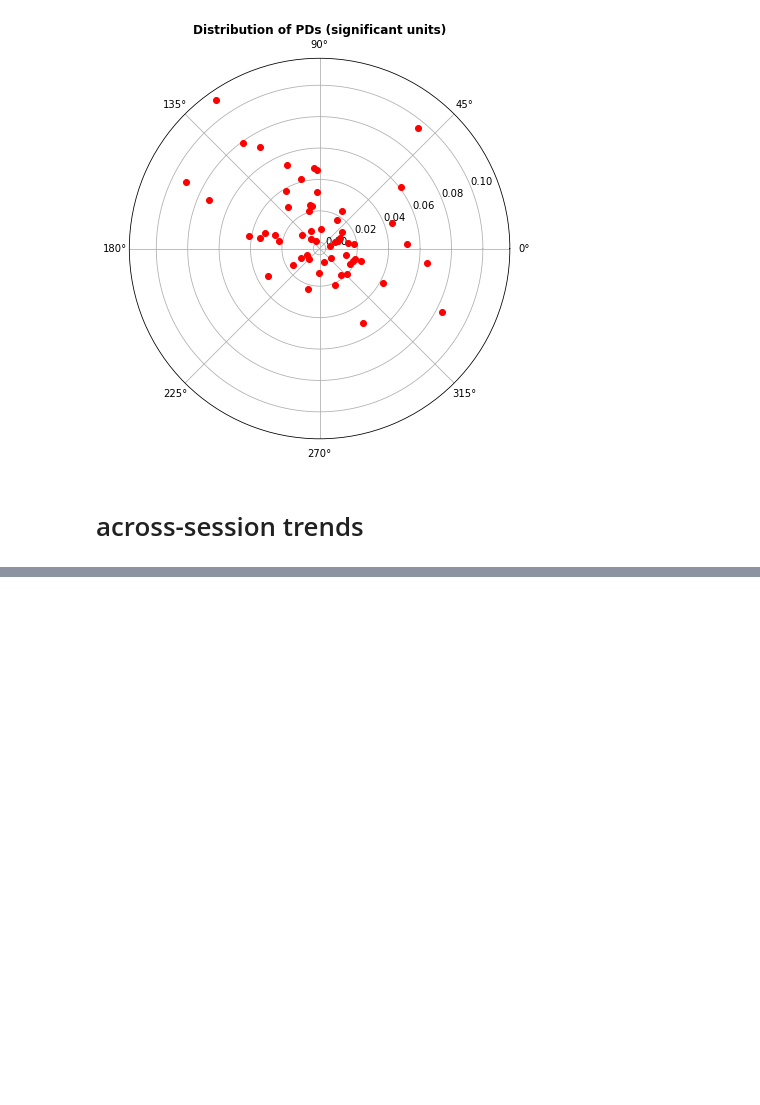
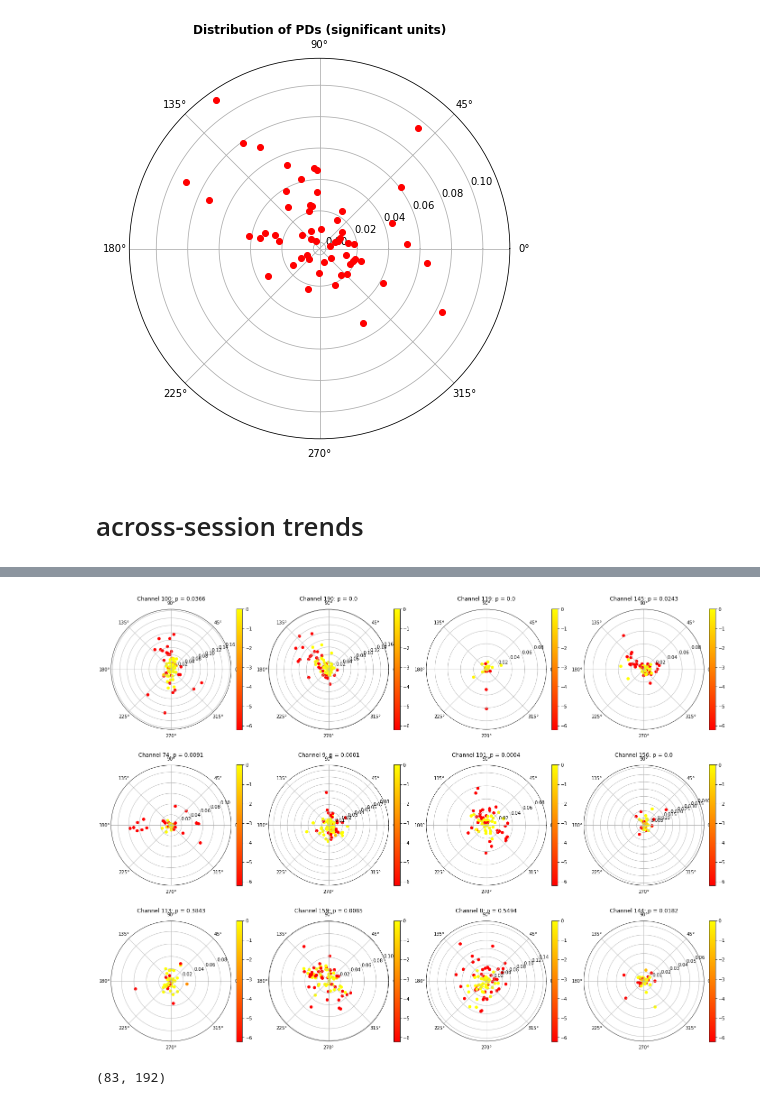
Before and after one commit to guyhwilson/nonstationarities, a Jupyter notebook: code/PDs_AcrossSession.ipynb, the cells around one changed output, grey strips where cells are left out. Drawn from its saved outputs; the diff is of its cells as text; code cells hidden in the pictures; blank space fills up the shorter version.

```diff
--- a/code/PDs_AcrossSession.ipynb
+++ b/code/PDs_AcrossSession.ipynb
@@ -168,0 +212,34 @@ Number of channels with significant non-uniformity (uncorrected):  146
+# %%
+cmap = cm.autumn
+
+figSize(18, 24)
+
+np.random.seed(5)
+
+circ_pvalue = np.zeros((n_chans,))
+channels    = np.random.randint(0, n_chans, 13)
+
+
+for ch in range(n_chans):
+    theta = np.mean(PDs[:, ch, :].squeeze(), axis = 1)
+    r     = np.linalg.norm(np.mean(coefs[:, ch, :, :], axis = 1)[:, 1:], axis = 1)
+    circ_pvalue[ch] = rayleightest(theta)
+
+
+for i, ch in zip(range(1, 13), channels):
+    theta      = np.mean(PDs[:, ch, :].squeeze(), axis = 1)
+    r          = np.linalg.norm(np.mean(coefs[:, ch, :, :], axis = 1)[:, 1:], axis = 1)
+
+    unit_logp  = np.log(pvals[:, ch])
+    vmin, vmax = np.min(unit_logp), np.max(unit_logp)
+    norm       = colors.Normalize(vmin = vmin, vmax = vmax)
+
+    color      = cmap(norm(unit_logp))
+
+    plt.subplot(3,4, i, projection='polar')
+    im = plt.scatter(theta, r, color = color, cmap = cmap)
+    plt.colorbar(cm.ScalarMappable(norm = norm, cmap = cmap), fraction=0.046, pad=0.04)
+
+    plt.title('Channel ' + str(ch + 1) + ': p = ' + str(np.round(circ_pvalue[ch], 4)))
+# %% [output]
+[figure, added]
@@ -168,0 +248,4 @@ Number of channels with significant non-uniformity (uncorrected):  146
+# %%
+pvals.shape
+# %% [output]
+(83, 192)
```
Also changed, not shown: parts of 5 cells of this notebook, 8 other files.
